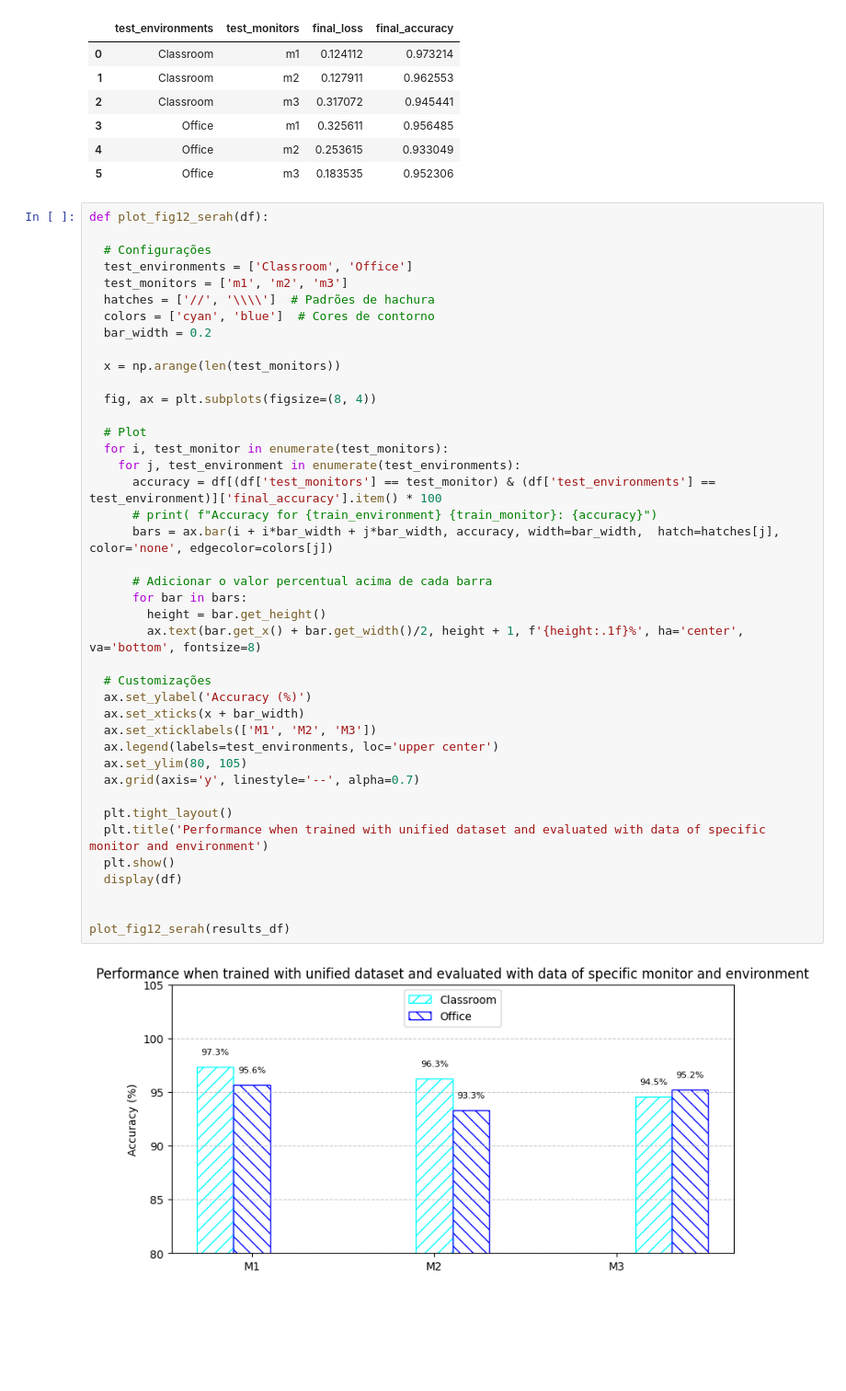
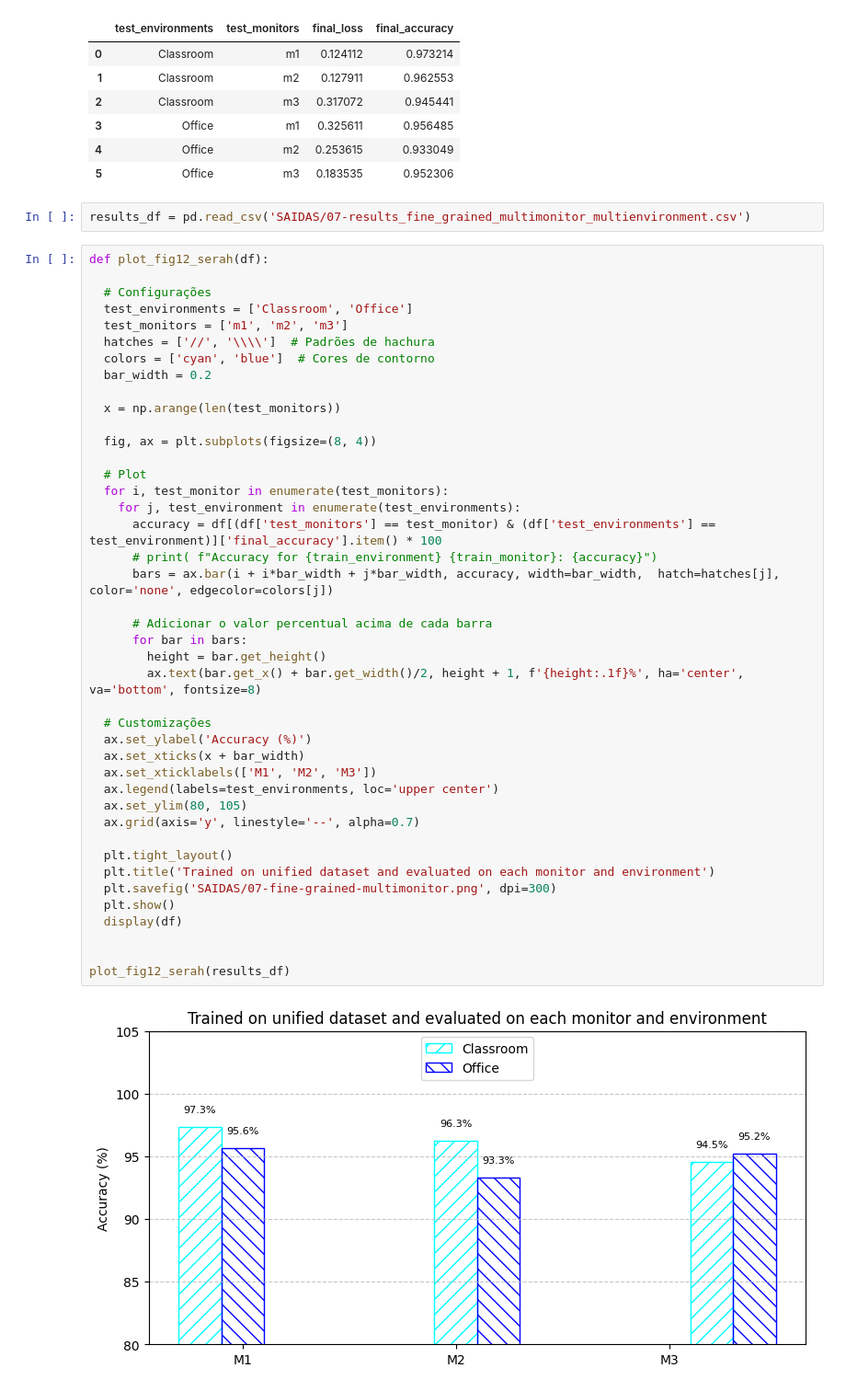
Before and after one commit to diogoalves/SiMWiSense, a Jupyter notebook: Scripts/07-Avalia-fine_grained_multimonitor.ipynb, the cells around one changed output. Shown: that part at 92% size. Saved outputs shown, nothing was run; the diff lists cells and outputs as text; blank space fills up the shorter version.

```diff
--- a/Scripts/07-Avalia-fine_grained_multimonitor.ipynb
+++ b/Scripts/07-Avalia-fine_grained_multimonitor.ipynb
@@ -113,6 +113,8 @@ results_df
 | 3 | Office | m1 | 0.325611 | 0.956485 |
 | 4 | Office | m2 | 0.253615 | 0.933049 |
 | 5 | Office | m3 | 0.183535 | 0.952306 |
+# %%
+results_df = pd.read_csv('SAIDAS/07-results_fine_grained_multimonitor_multienvironment.csv')
 # %%
 def plot_fig12_serah(df):
 
@@ -127,35 +129,36 @@ def plot_fig12_serah(df):
 
   fig, ax = plt.subplots(figsize=(8, 4))
 
   # Plot
   for i, test_monitor in enumerate(test_monitors):
     for j, test_environment in enumerate(test_environments):
       accuracy = df[(df['test_monitors'] == test_monitor) & (df['test_environments'] == test_environment)]['final_accuracy'].item() * 100
       # print( f"Accuracy for {train_environment} {train_monitor}: {accuracy}")
       bars = ax.bar(i + i*bar_width + j*bar_width, accuracy, width=bar_width,  hatch=hatches[j], color='none', edgecolor=colors[j])
 
       # Adicionar o valor percentual acima de cada barra
       for bar in bars:
         height = bar.get_height()
         ax.text(bar.get_x() + bar.get_width()/2, height + 1, f'{height:.1f}%', ha='center', va='bottom', fontsize=8)
 
   # Customizações
   ax.set_ylabel('Accuracy (%)')
   ax.set_xticks(x + bar_width)
   ax.set_xticklabels(['M1', 'M2', 'M3'])
   ax.legend(labels=test_environments, loc='upper center')
   ax.set_ylim(80, 105)
   ax.grid(axis='y', linestyle='--', alpha=0.7)
 
   plt.tight_layout()
-  plt.title('Performance when trained with unified dataset and evaluated with data of specific monitor and environment')
+  plt.title('Trained on unified dataset and evaluated on each monitor and environment')
+  plt.savefig('SAIDAS/07-fine-grained-multimonitor.png', dpi=300)
   plt.show()
   display(df)
 
 
 plot_fig12_serah(results_df)
 # %% [output]
-[figure, old version]
+[figure, new version]
 |  | test_environments | test_monitors | final_loss | final_accuracy |
 | 0 | Classroom | m1 | 0.124112 | 0.973214 |
 | 1 | Classroom | m2 | 0.127911 | 0.962553 |
```
Also changed, not shown: parts of 1 cell of this notebook, 14 other files.
